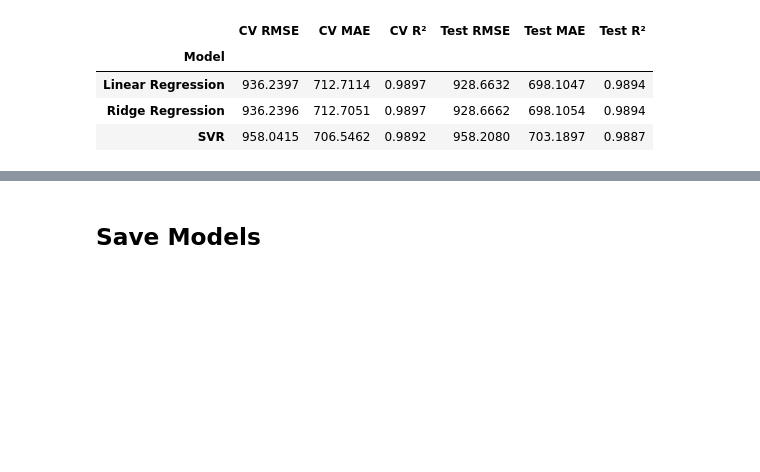
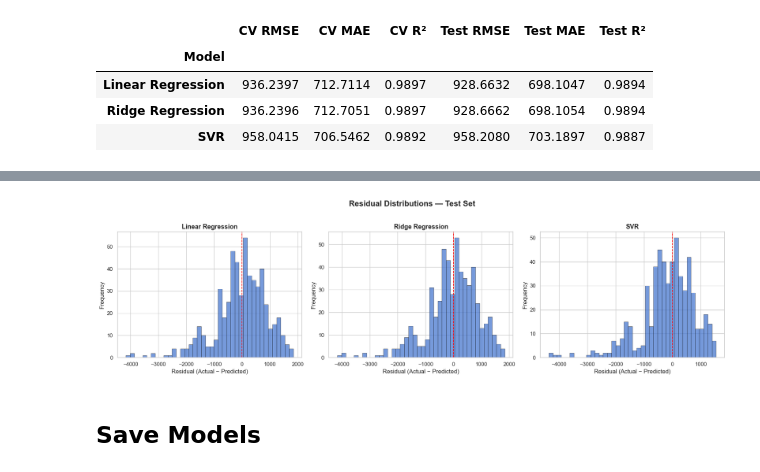
Before and after one commit to HelloPenguin1/Paddy_Yield_Prediction, a Jupyter notebook: model_training/05_baseline_traditional_models.ipynb, the cells around one changed output, grey strips where cells are left out. Drawn from its saved outputs; the diff is of its cells as text; code cells hidden in the pictures; blank space fills up the shorter version.

```diff
--- a/model_training/05_baseline_traditional_models.ipynb
+++ b/model_training/05_baseline_traditional_models.ipynb
@@ -181,3 +233,20 @@ results_df.style.format("{:.4f}").highlight_min(
+# %%
+fig, axes = plt.subplots(1, 3, figsize=(18, 5))
+
+for ax, (name, model) in zip(axes, trained_models.items()):
+    residuals = y_test - model.predict(X_test)
+    ax.hist(residuals, bins=40, edgecolor="black", linewidth=0.5, alpha=0.75)
+    ax.axvline(0, color="red", linestyle="--", linewidth=1.2)
+    ax.set_xlabel("Residual (Actual − Predicted)")
+    ax.set_ylabel("Frequency")
+    ax.set_title(name, fontsize=13, fontweight="bold")
+
+plt.suptitle("Residual Distributions — Test Set", fontsize=16, fontweight="bold", y=1.02)
+plt.tight_layout()
+plt.savefig(os.path.join(REPORTS_DIR, "baseline_residual_distributions.png"), dpi=150, bbox_inches="tight")
+plt.show()
+# %% [output]
+[figure, added]
 # %% [markdown]
 ## Save Models
 # %%
```
Also changed, not shown: parts of 7 cells of this notebook, 3 other files.
